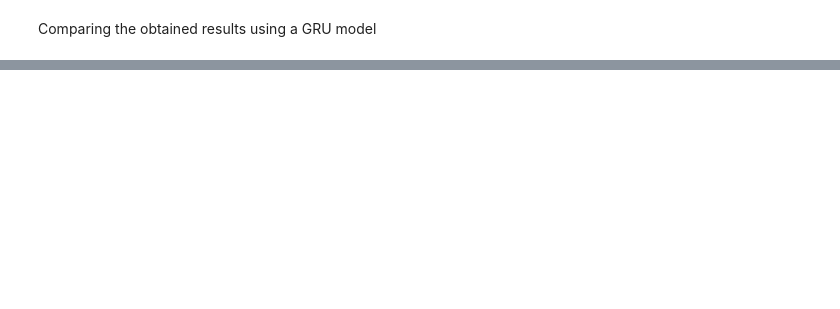
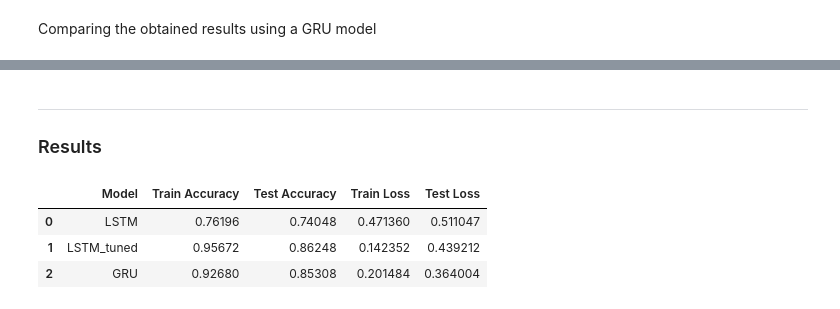
Before and after one commit to martinel-UAS/projects, a Jupyter notebook: 2. Descriptive/Project_2/Project2.ipynb, the cells around one changed output, grey strips where cells are left out. Saved outputs shown, nothing was run; the diff lists cells and outputs as text; code cells hidden in the pictures; blank space fills up the shorter version.

```diff
--- a/2. Descriptive/Project_2/Project2.ipynb
+++ b/2. Descriptive/Project_2/Project2.ipynb
@@ -311,0 +356,20 @@ Train: 0.955, Test: 0.828
+# %% [markdown]
+<hr>
+
+### Results
+# %%
+df = pd.DataFrame({
+    'Model': ['LSTM', 'LSTM_tuned', 'GRU'],
+    'Train Accuracy': train_accuracies,
+    'Test Accuracy': test_accuracies,
+    'Train Loss': train_losses,
+    'Test Loss': test_losses
+    })
+
+df.set_index('Model')
+df
+# %% [output]
+|  | Model | Train Accuracy | Test Accuracy | Train Loss | Test Loss |
+| 0 | LSTM | 0.76196 | 0.74048 | 0.471360 | 0.511047 |
+| 1 | LSTM_tuned | 0.95672 | 0.86248 | 0.142352 | 0.439212 |
+| 2 | GRU | 0.92680 | 0.85308 | 0.201484 | 0.364004 |
```
Also changed, not shown: parts of 17 cells of this notebook.
